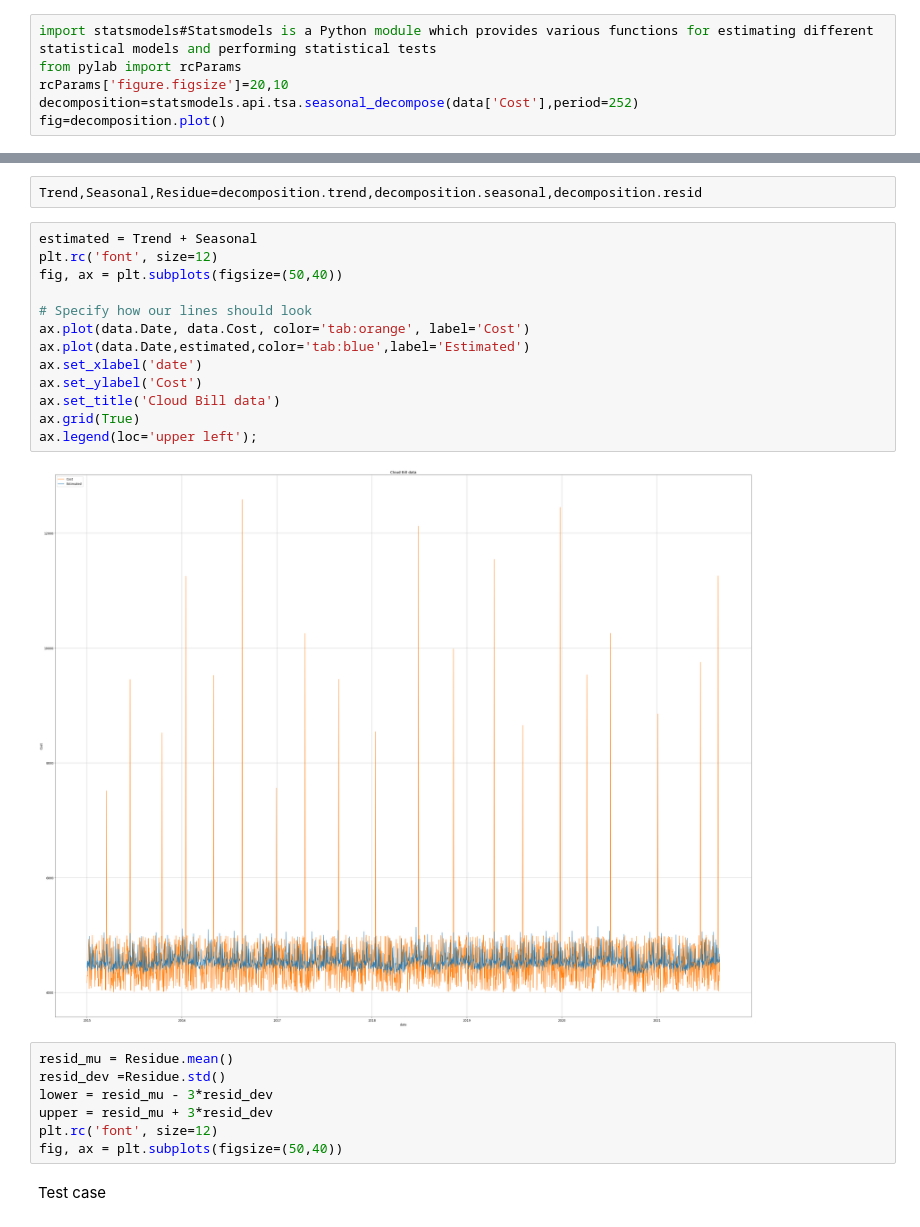
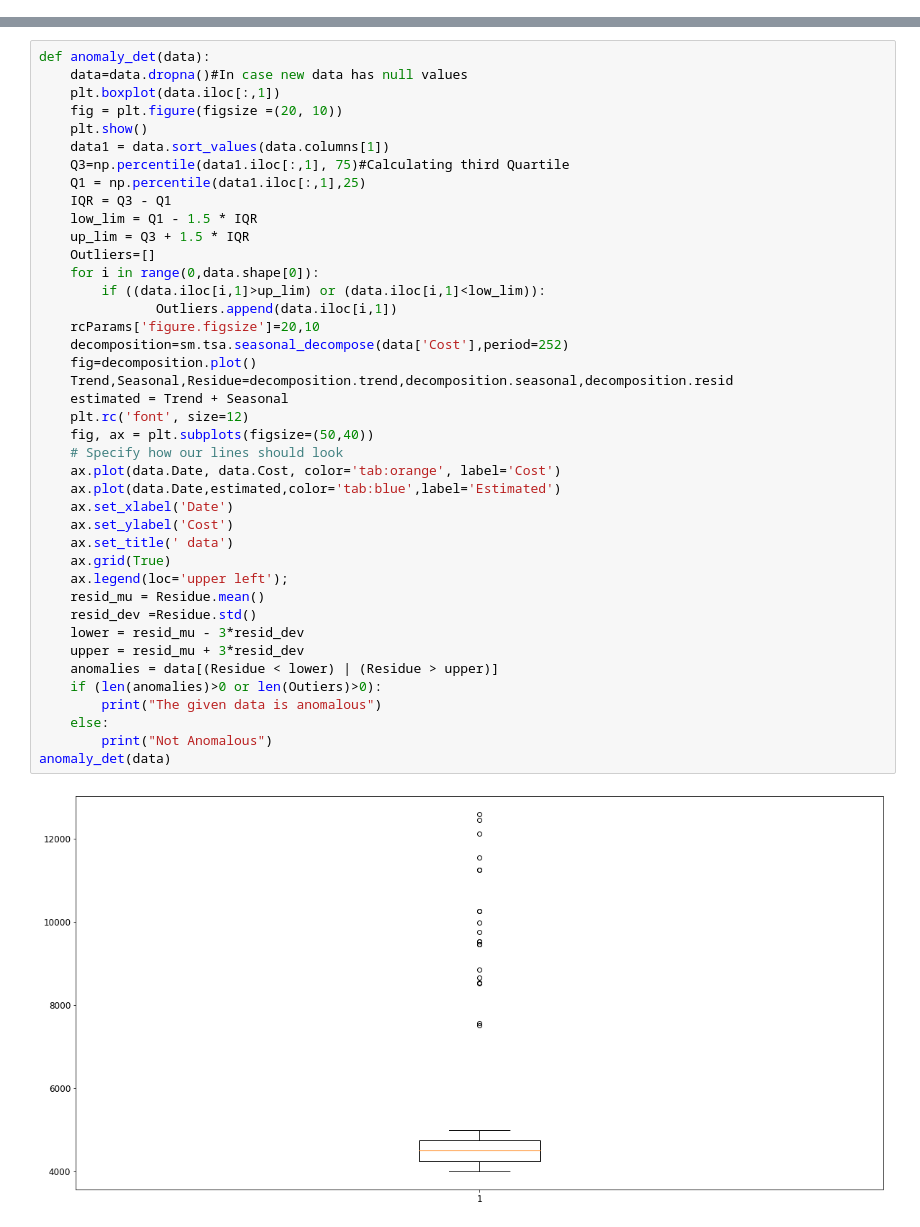
Before and after one commit to mehrasadhvi/TS, a Jupyter notebook: TSAssignment.ipynb, the cells around one changed output, grey strips where cells are left out. Drawn from its saved outputs; the diff is of its cells as text.

Commit message:
Anomaly Detection Function

```diff
--- a/TSAssignment.ipynb
+++ b/TSAssignment.ipynb
@@ -42,6 +29,0 @@ Deterministic Components of Time Series(Trend+Seasonality+Residual(Anomalies))
-# %%
-import statsmodels#Statsmodels is a Python module which provides various functions for estimating different statistical models and performing statistical tests
-from pylab import rcParams
-rcParams['figure.figsize']=20,10
-decomposition=statsmodels.api.tsa.seasonal_decompose(data['Cost'],period=252)
-fig=decomposition.plot()
@@ -50,26 +30,43 @@ fig=decomposition.plot()
-# %%
-Trend,Seasonal,Residue=decomposition.trend,decomposition.seasonal,decomposition.resid
-# %%
-estimated = Trend + Seasonal
-plt.rc('font', size=12)
-fig, ax = plt.subplots(figsize=(50,40))
-
-# Specify how our lines should look
-ax.plot(data.Date, data.Cost, color='tab:orange', label='Cost')
-ax.plot(data.Date,estimated,color='tab:blue',label='Estimated')
-ax.set_xlabel('date')
-ax.set_ylabel('Cost')
-ax.set_title('Cloud Bill data')
-ax.grid(True)
-ax.legend(loc='upper left');
-# %% [output]
-[figure, removed]
-# %%
-resid_mu = Residue.mean()
-resid_dev =Residue.std()
-lower = resid_mu - 3*resid_dev
-upper = resid_mu + 3*resid_dev
-plt.rc('font', size=12)
-fig, ax = plt.subplots(figsize=(50,40))
-# %% [markdown]
-Test case
+# %%
+def anomaly_det(data):
+    data=data.dropna()#In case new data has null values
+    plt.boxplot(data.iloc[:,1])
+    fig = plt.figure(figsize =(20, 10))
+    plt.show()
+    data1 = data.sort_values(data.columns[1])
+    Q3=np.percentile(data1.iloc[:,1], 75)#Calculating third Quartile
+    Q1 = np.percentile(data1.iloc[:,1],25)
+    IQR = Q3 - Q1
+    low_lim = Q1 - 1.5 * IQR
+    up_lim = Q3 + 1.5 * IQR
+    Outliers=[]
+    for i in range(0,data.shape[0]):
+        if ((data.iloc[i,1]>up_lim) or (data.iloc[i,1]<low_lim)):
+               Outliers.append(data.iloc[i,1])
+    rcParams['figure.figsize']=20,10
+    decomposition=sm.tsa.seasonal_decompose(data['Cost'],period=252)
+    fig=decomposition.plot()
+    Trend,Seasonal,Residue=decomposition.trend,decomposition.seasonal,decomposition.resid
+    estimated = Trend + Seasonal
+    plt.rc('font', size=12)
+    fig, ax = plt.subplots(figsize=(50,40))
+    # Specify how our lines should look
+    ax.plot(data.Date, data.Cost, color='tab:orange', label='Cost')
+    ax.plot(data.Date,estimated,color='tab:blue',label='Estimated')
+    ax.set_xlabel('Date')
+    ax.set_ylabel('Cost')
+    ax.set_title(' data')
+    ax.grid(True)
+    ax.legend(loc='upper left');
+    resid_mu = Residue.mean()
+    resid_dev =Residue.std()
+    lower = resid_mu - 3*resid_dev
+    upper = resid_mu + 3*resid_dev
+    anomalies = data[(Residue < lower) | (Residue > upper)]
+    if (len(anomalies)>0 or len(Outiers)>0):
+        print("The given data is anomalous")
+    else:
+        print("Not Anomalous")
+anomaly_det(data)
+# %% [output]
+[figure, added]
```
Also changed, not shown: parts of 7 cells of this notebook.
